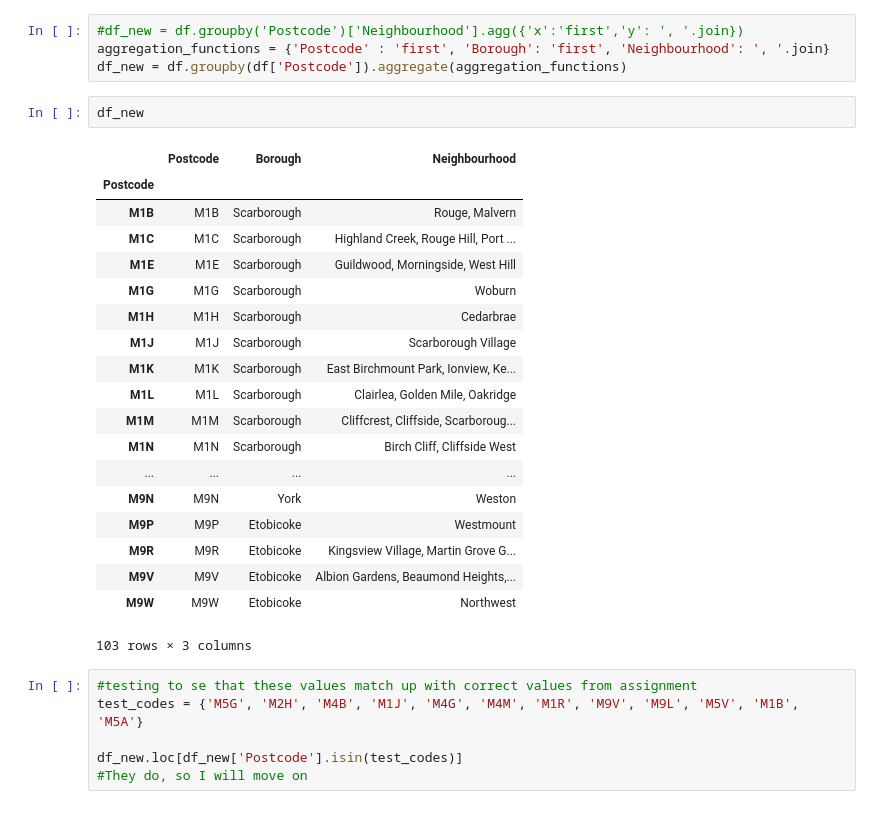
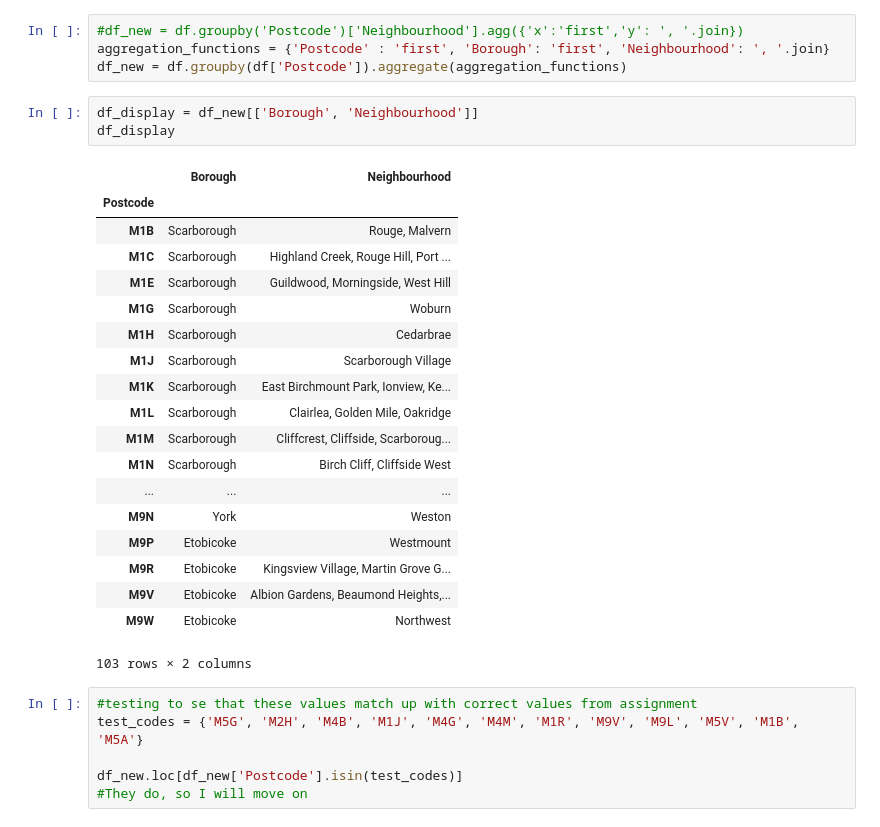
Before and after one commit to nicholaskells/IBM_Capstone, a Jupyter notebook: Clustering Toronto Neighborhoods.ipynb, the cells around one changed output. Cells and saved outputs as stored; diff of their text form.

```diff
--- a/Clustering Toronto Neighborhoods.ipynb
+++ b/Clustering Toronto Neighborhoods.ipynb
@@ -33,28 +33,29 @@ df.loc[df['Neighbourhood'] == 'Not assigned']
 #df_new = df.groupby('Postcode')['Neighbourhood'].agg({'x':'first','y': ', '.join})
 aggregation_functions = {'Postcode' : 'first', 'Borough': 'first', 'Neighbourhood': ', '.join}
 df_new = df.groupby(df['Postcode']).aggregate(aggregation_functions)
-# %%
-df_new
-# %% [output]
-|  | Postcode | Borough | Neighbourhood |
-| Postcode |  |  |  |
-| M1B | M1B | Scarborough | Rouge, Malvern |
-| M1C | M1C | Scarborough | Highland Creek, Rouge Hill, Port ... |
-| M1E | M1E | Scarborough | Guildwood, Morningside, West Hill |
-| M1G | M1G | Scarborough | Woburn |
-| M1H | M1H | Scarborough | Cedarbrae |
-| M1J | M1J | Scarborough | Scarborough Village |
-| M1K | M1K | Scarborough | East Birchmount Park, Ionview, Ke... |
-| M1L | M1L | Scarborough | Clairlea, Golden Mile, Oakridge |
-| M1M | M1M | Scarborough | Cliffcrest, Cliffside, Scarboroug... |
-| M1N | M1N | Scarborough | Birch Cliff, Cliffside West |
-| ... | ... | ... | ... |
-| M9N | M9N | York | Weston |
-| M9P | M9P | Etobicoke | Westmount |
-| M9R | M9R | Etobicoke | Kingsview Village, Martin Grove G... |
-| M9V | M9V | Etobicoke | Albion Gardens, Beaumond Heights,... |
-| M9W | M9W | Etobicoke | Northwest |
-103 rows × 3 columns
+# %%
+df_display = df_new[['Borough', 'Neighbourhood']]
+df_display
+# %% [output]
+|  | Borough | Neighbourhood |
+| Postcode |  |  |
+| M1B | Scarborough | Rouge, Malvern |
+| M1C | Scarborough | Highland Creek, Rouge Hill, Port ... |
+| M1E | Scarborough | Guildwood, Morningside, West Hill |
+| M1G | Scarborough | Woburn |
+| M1H | Scarborough | Cedarbrae |
+| M1J | Scarborough | Scarborough Village |
+| M1K | Scarborough | East Birchmount Park, Ionview, Ke... |
+| M1L | Scarborough | Clairlea, Golden Mile, Oakridge |
+| M1M | Scarborough | Cliffcrest, Cliffside, Scarboroug... |
+| M1N | Scarborough | Birch Cliff, Cliffside West |
+| ... | ... | ... |
+| M9N | York | Weston |
+| M9P | Etobicoke | Westmount |
+| M9R | Etobicoke | Kingsview Village, Martin Grove G... |
+| M9V | Etobicoke | Albion Gardens, Beaumond Heights,... |
+| M9W | Etobicoke | Northwest |
+103 rows × 2 columns
 # %%
 #testing to se that these values match up with correct values from assignment
 test_codes = {'M5G', 'M2H', 'M4B', 'M1J', 'M4G', 'M4M', 'M1R', 'M9V', 'M9L', 'M5V', 'M1B', 'M5A'}
```
